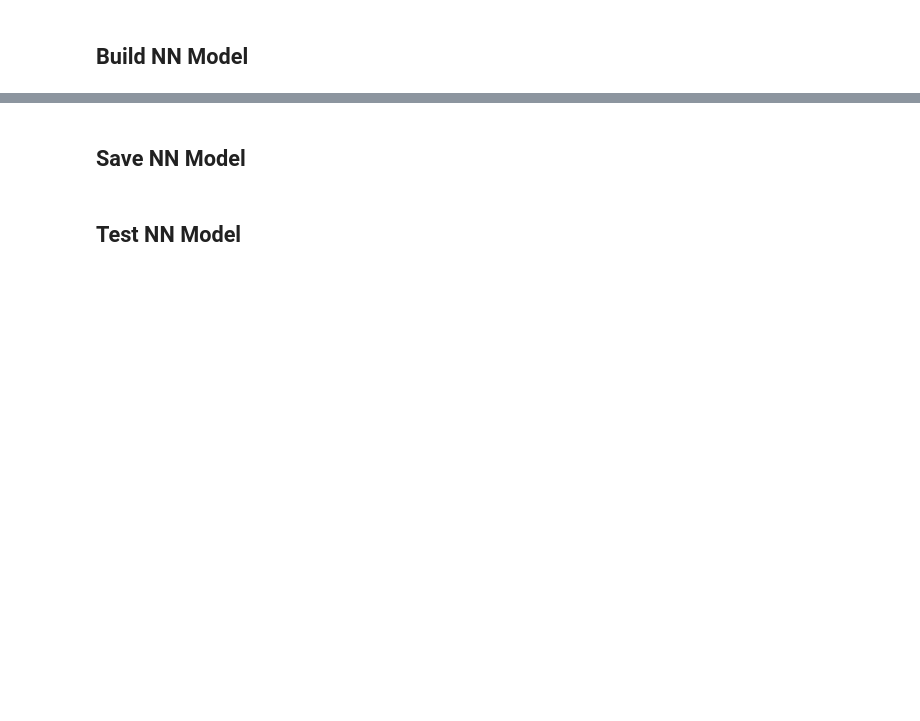
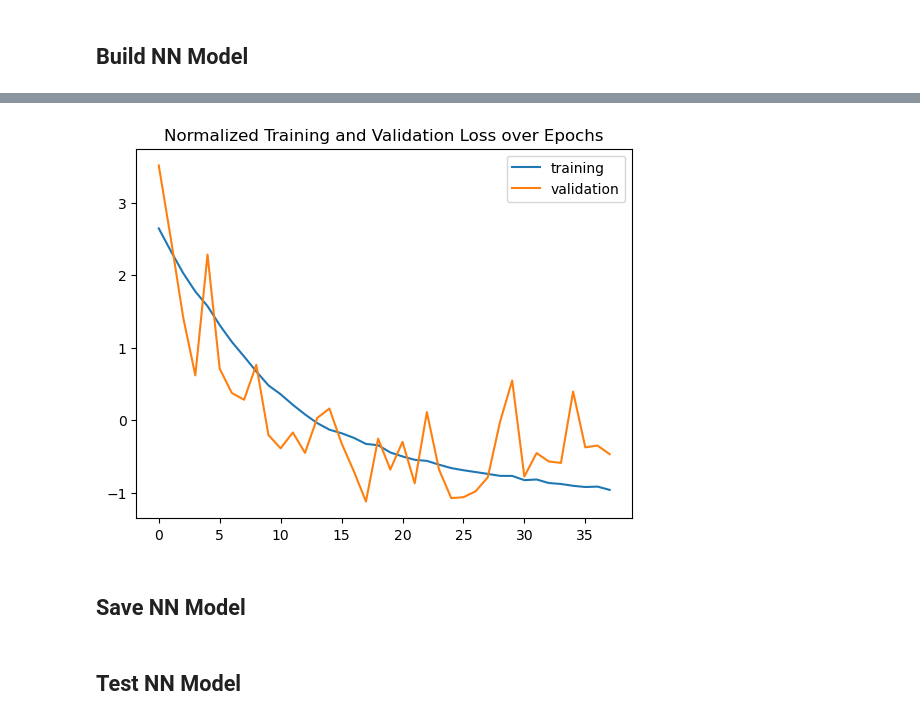
Before and after one commit to juliasimpson97/MLEE-final-project, a Jupyter notebook: models/NN.ipynb, the cells around one changed output, grey strips where cells are left out. Saved outputs shown, nothing was run; the diff lists cells and outputs as text; code cells hidden in the pictures; blank space fills up the shorter version.

```diff
--- a/models/NN.ipynb
+++ b/models/NN.ipynb
@@ -159,3 +172,16 @@ model_utils.plot_history(history)
+# %%
+norm_loss = (history.history['loss'] - np.mean(history.history['loss'])) / np.std(history.history['loss'])
+# %%
+norm_val_loss = (history.history['val_loss'] - np.mean(history.history['val_loss'])) / np.std(history.history['val_loss'])
+# %%
+x_ax = history.epoch
+plt.plot(x_ax, norm_loss, label="training")
+plt.plot(x_ax, norm_val_loss, label="validation")
+plt.title("Normalized Training and Validation Loss over Epochs")
+plt.legend()
+plt.show()
+# %% [output]
+[figure, added]
 # %% [markdown]
 ## Save NN Model
 # %%
```
Also changed, not shown: parts of 51 cells of this notebook, 1 other file.
